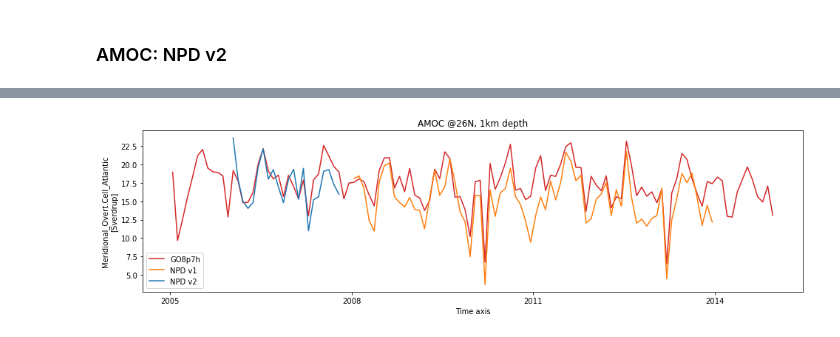
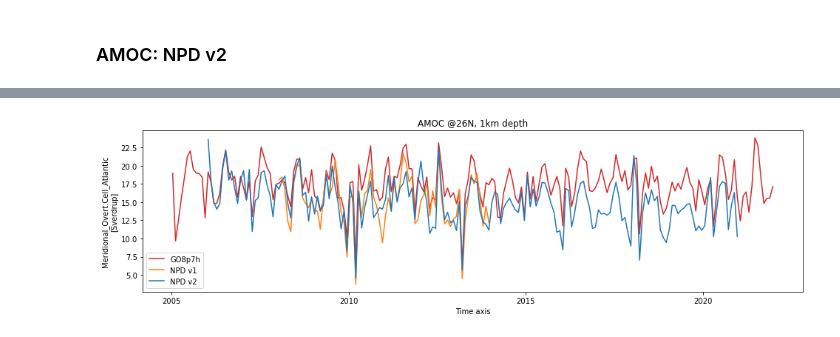
Before and after one commit to NOC-MSM/NOC_Near_Present_Day, a Jupyter notebook: analysis/NPD_analysis.ipynb, the cells around one changed output, grey strips where cells are left out. Cells and saved outputs as stored; diff of their text form; code cells hidden in the pictures.

```diff
--- a/analysis/NPD_analysis.ipynb
+++ b/analysis/NPD_analysis.ipynb
@@ -340,8 +340,8 @@ amoc_plot(AMOC)
 # %%
-AMOCA['AMOC26_1k'][GO8ys:GO8ys+120].plot(x='time_counter', aspect=4, size=4, color='C3',label="GO8p7h");
+AMOCA['AMOC26_1k'][GO8ys:].plot(x='time_counter', aspect=4, size=4, color='C3',label="GO8p7h");
 AMOC['AMOC26_1k'].plot(color='C1',label="NPD v1");
 AMOC2['AMOC26_1k'].plot(color='C0',label="NPD v2");
 plt.legend()
 plt.title("AMOC @26N, 1km depth");
 # %% [output]
-[figure, old version]
+[figure, new version]
```
Also changed, not shown: parts of 21 cells of this notebook, 1 other file.
